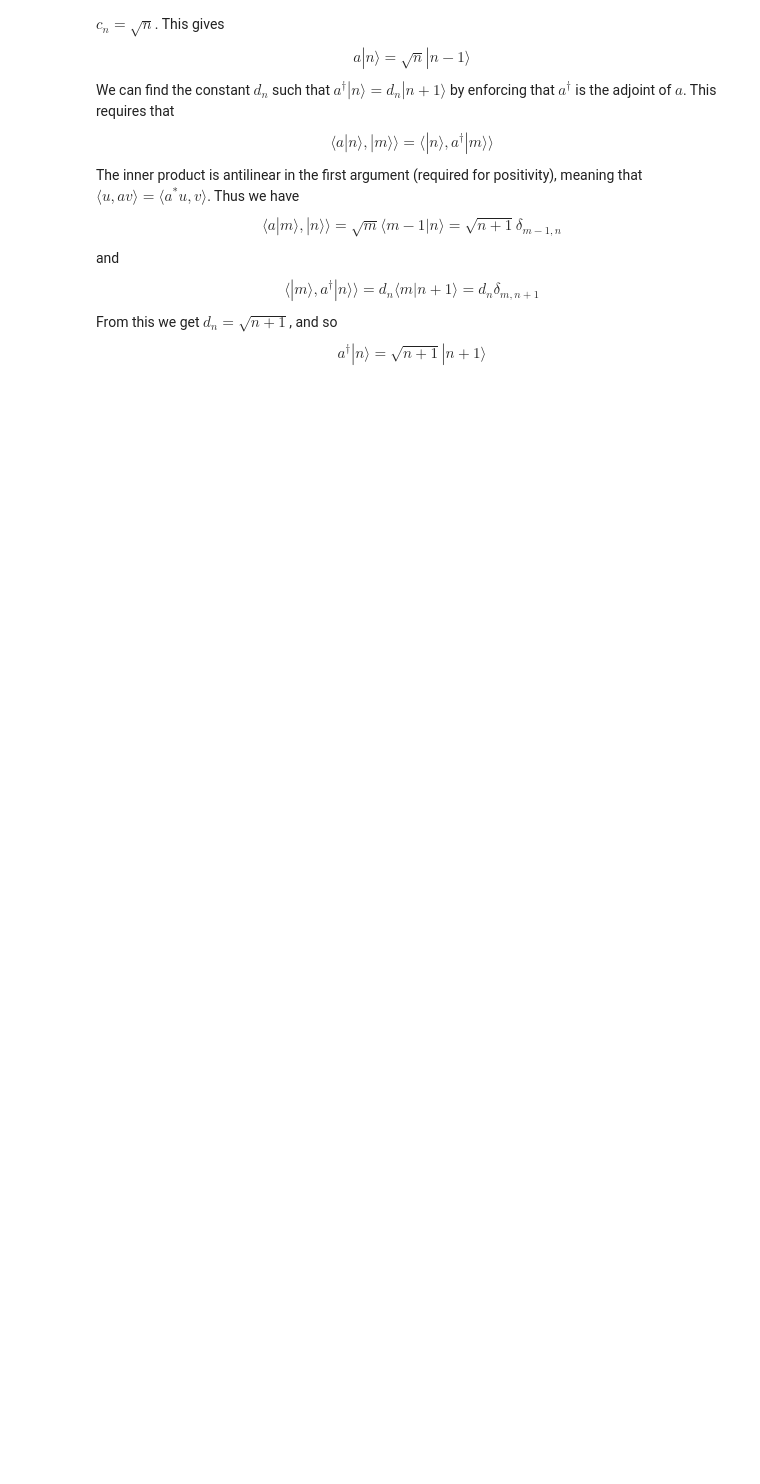
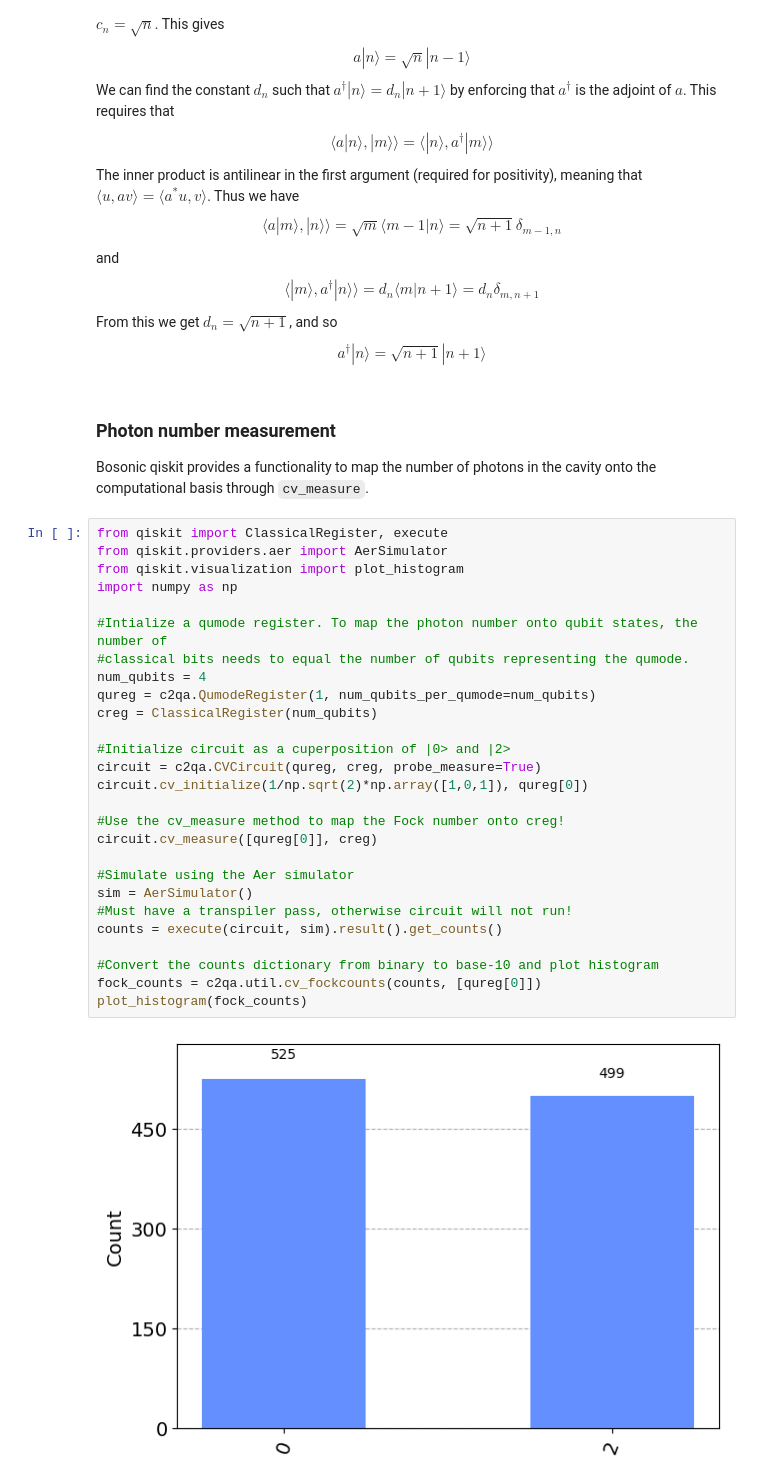
Before and after one commit to benmcdonough20/bosonic-qiskit-tutorials, a Jupyter notebook: bosonic_qiskit_textbook/2. operations.ipynb, the cells around one changed output. Cells and saved outputs as stored; diff of their text form; blank space fills up the shorter version.

```diff
--- a/bosonic_qiskit_textbook/2. operations.ipynb
+++ b/bosonic_qiskit_textbook/2. operations.ipynb
@@ -94,6 +97,38 @@ From this we get $d_n = \sqrt{n+1}$, and so
 $$
 a^\dagger |n\rangle = \sqrt{n+1}|n+1\rangle
 $$
+# %% [markdown]
+### Photon number measurement
+Bosonic qiskit provides a functionality to map the number of photons in the cavity onto the computational basis through `cv_measure`.
+# %%
+from qiskit import ClassicalRegister, execute
+from qiskit.providers.aer import AerSimulator
+from qiskit.visualization import plot_histogram
+import numpy as np
+
+#Intialize a qumode register. To map the photon number onto qubit states, the number of
+#classical bits needs to equal the number of qubits representing the qumode.
+num_qubits = 4
+qureg = c2qa.QumodeRegister(1, num_qubits_per_qumode=num_qubits)
+creg = ClassicalRegister(num_qubits)
+
+#Initialize circuit as a cuperposition of |0> and |2>
+circuit = c2qa.CVCircuit(qureg, creg, probe_measure=True)
+circuit.cv_initialize(1/np.sqrt(2)*np.array([1,0,1]), qureg[0])
+
+#Use the cv_measure method to map the Fock number onto creg!
+circuit.cv_measure([qureg[0]], creg)
+
+#Simulate using the Aer simulator
+sim = AerSimulator()
+#Must have a transpiler pass, otherwise circuit will not run!
+counts = execute(circuit, sim).result().get_counts()
+
+#Convert the counts dictionary from binary to base-10 and plot histogram
+fock_counts = c2qa.util.cv_fockcounts(counts, [qureg[0]])
+plot_histogram(fock_counts)
+# %% [output]
+[figure, added]
 # %% [markdown]
 ## Operators as outer products
 So far, Dirac notation has simplified writing down states such as $|\psi\rangle$, $|\phi\rangle$ and inner products $\langle \psi | \phi \rangle$. Dirac notation can also be useful to simplify the way operators are written. A linear operator $T$ can be uniquely defined by the way it acts on a basis. Consider the number basis $B = \{|0\rangle, |1\rangle, |2\rangle, ...\}$. When $T$ acts on $|n\rangle$, the resultant state will be a new vector, which we will label $T|n\rangle \equiv |t_n\rangle$. Then we claim that we can write $T$ as
```
Also changed, not shown: parts of 8 cells of this notebook, 3 other files.
